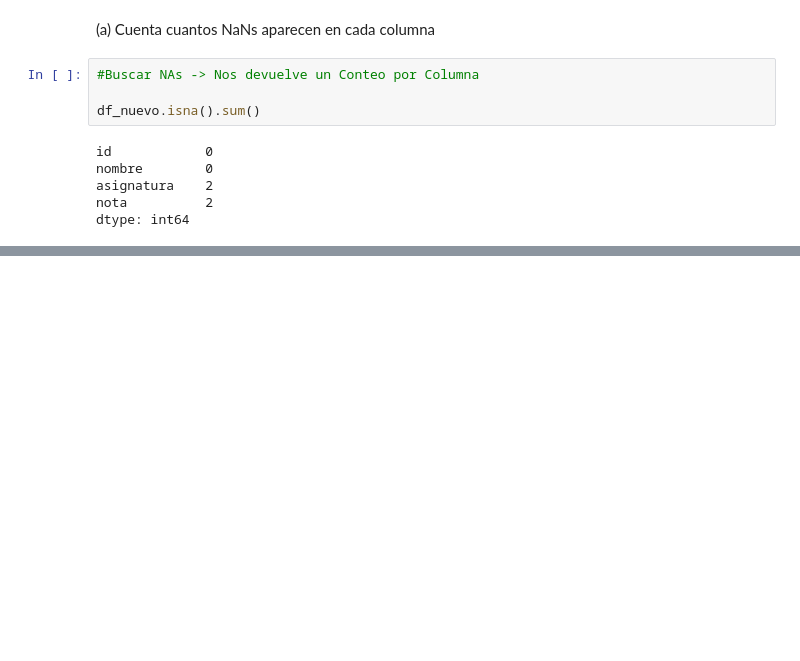
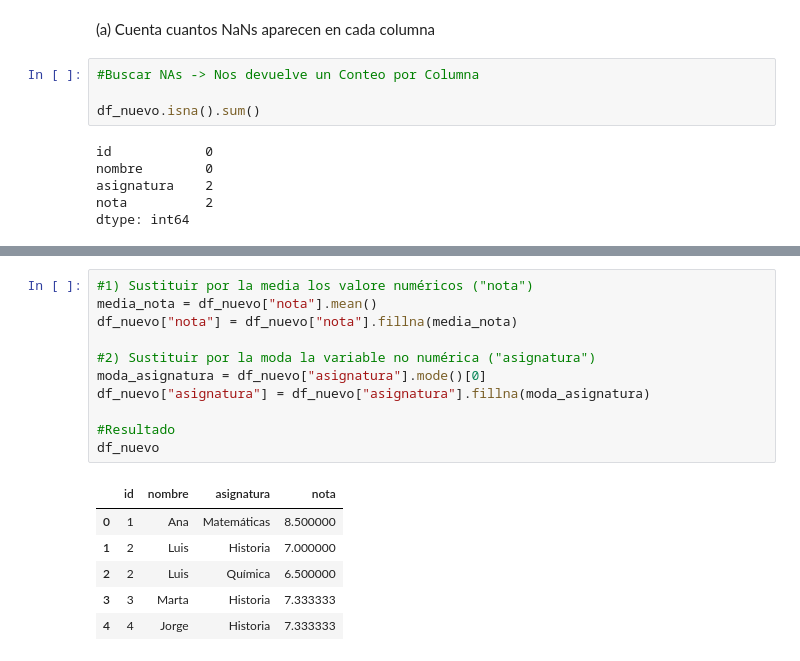
Before and after one commit to enricllorcamendoza-2002/ttad1, a Jupyter notebook: Entrega_2.ipynb, the cells around one changed output, grey strips where cells are left out. Drawn from its saved outputs; the diff is of its cells as text; blank space fills up the shorter version.

```diff
--- a/Entrega_2.ipynb
+++ b/Entrega_2.ipynb
@@ -686,0 +728,18 @@ dtype: int64
+# %%
+#1) Sustituir por la media los valore numéricos ("nota")
+media_nota = df_nuevo["nota"].mean()
+df_nuevo["nota"] = df_nuevo["nota"].fillna(media_nota)
+
+#2) Sustituir por la moda la variable no numérica ("asignatura")
+moda_asignatura = df_nuevo["asignatura"].mode()[0]
+df_nuevo["asignatura"] = df_nuevo["asignatura"].fillna(moda_asignatura)
+
+#Resultado
+df_nuevo
+# %% [output]
+|  | id | nombre | asignatura | nota |
+| 0 | 1 | Ana | Matemáticas | 8.500000 |
+| 1 | 2 | Luis | Historia | 7.000000 |
+| 2 | 2 | Luis | Química | 6.500000 |
+| 3 | 3 | Marta | Historia | 7.333333 |
+| 4 | 4 | Jorge | Historia | 7.333333 |
```
Also changed, not shown: parts of 7 cells of this notebook.
